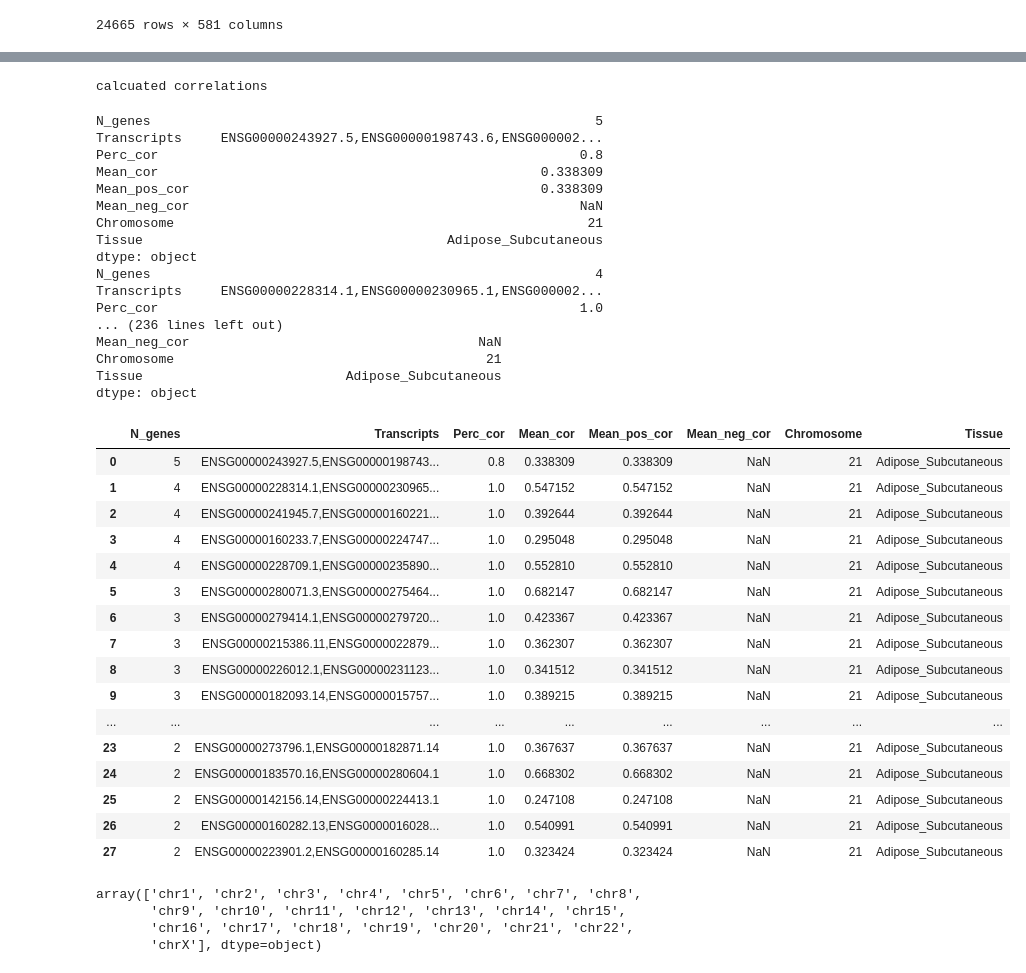
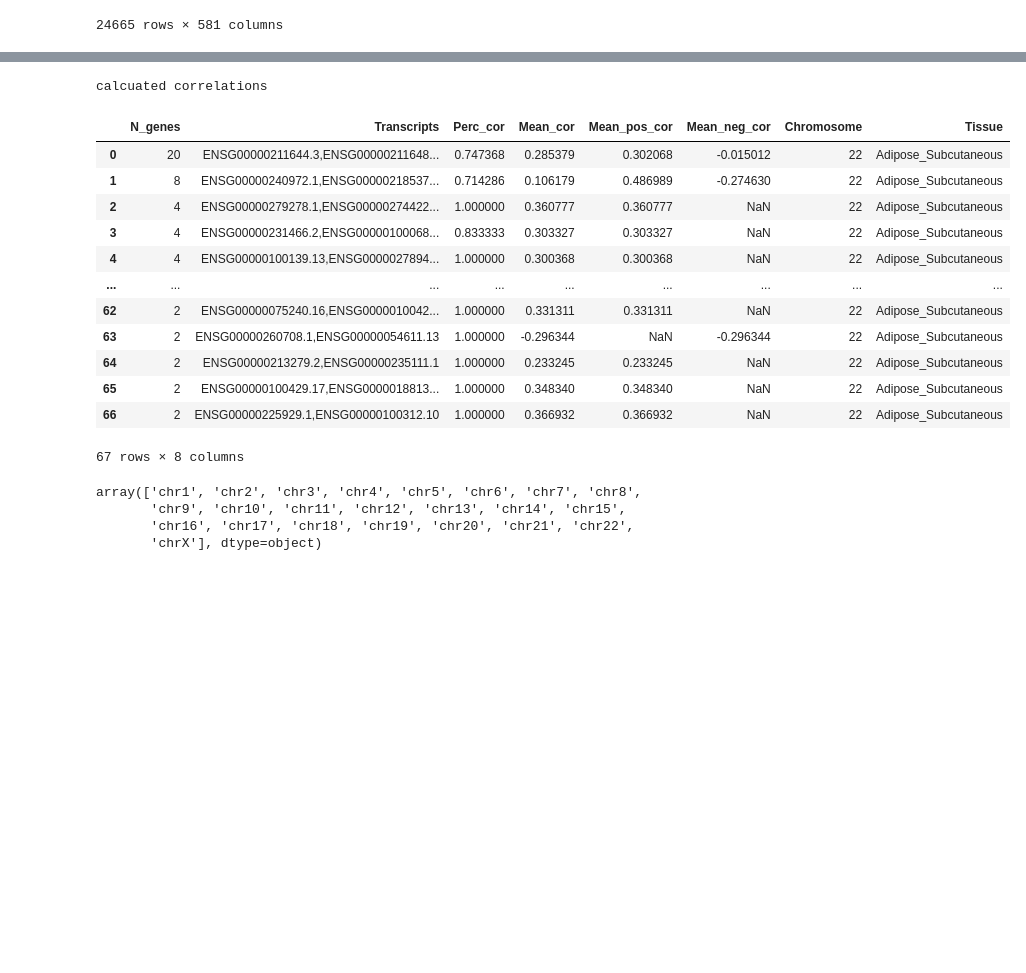
Before and after one commit to kal26/pcqtls, a Jupyter notebook: workflow/notebooks/draft_clusters_scripts.ipynb, the cells around one changed output, grey strips where cells are left out. Cells and saved outputs as stored; diff of their text form; code cells hidden in the pictures; blank space fills up the shorter version.

```diff
--- a/workflow/notebooks/draft_clusters_scripts.ipynb
+++ b/workflow/notebooks/draft_clusters_scripts.ipynb
@@ -157,11 +120,10 @@ NameError: name 'total_pairs' is not defined
 chr_id = 21
 max_cluster_size = 50
 
-def get_clusters_chr(chr_id, expression_df, residal_exp):
+def get_clusters_chr(chr_id, expression_df, residal_exp, total_pairs):
     # genes on this chr
     chr_gene_ids = expression_df[expression_df['#chr'] == f'chr{chr_id}']['gene_id']
     chr_residual_exp = residal_exp.loc[chr_gene_ids]
-    num_pairs_total = len(chr_gene_ids) * (len(chr_gene_ids)-1)
 
     # get correlation and pvalues
     chr_corr, chr_pvalue = get_corr_diag(chr_residual_exp.T, max_cluster_size)
@@ -195,7 +157,7 @@ def get_clusters_chr(chr_id, expression_df, residal_exp):
                 # only take top corner
                 cluster_pvalues = cluster_candidate_pvalues.values[np.triu_indices(cluster_size, k=1)]
                 # pvalues values in upper triangle less than 0.05/total number tests
-                number_corrs_above_cutoff = sum(cluster_pvalues<(0.05/num_pairs_total))
+                number_corrs_above_cutoff = sum(cluster_pvalues<(0.05/total_pairs))
             else:
                 raise ValueError
 
@@ -222,7 +184,6 @@ def get_clusters_chr(chr_id, expression_df, residal_exp):
                 cluster_output.append(cluster_series)
                 # recored transcript ids so they aren't included in another cluster
                 [transcript_blacklist.append(id) for id in cluster_transcripts]
-                print(cluster_series)
 
     # make one dataframe and write out
     return pd.DataFrame(cluster_output)
@@ -249,43 +210,22 @@ chr_corr
 | ENSG00000230982.1 | NaN | NaN | NaN | NaN | NaN | ... |
 294 rows × 294 columns
 # %%
-get_clusters_chr(21, expression_df, residal_exp)
+get_clusters_chr(22, expression_df, residal_exp, total_pairs)
 # %% [output]
 calcuated correlations
+|  | N_genes | Transcripts | Perc_cor | Mean_cor | Mean_pos_cor | Mean_neg_cor | Chromosome | Tissue |
+| 0 | 20 | ENSG00000211644.3,ENSG00000211648... | 0.747368 | 0.285379 | 0.302068 | -0.015012 | 22 | Adipose_Subcutaneous |
+| 1 | 8 | ENSG00000240972.1,ENSG00000218537... | 0.714286 | 0.106179 | 0.486989 | -0.274630 | 22 | Adipose_Subcutaneous |
+| 2 | 4 | ENSG00000279278.1,ENSG00000274422... | 1.000000 | 0.360777 | 0.360777 | NaN | 22 | Adipose_Subcutaneous |
+| 3 | 4 | ENSG00000231466.2,ENSG00000100068... | 0.833333 | 0.303327 | 0.303327 | NaN | 22 | Adipose_Subcutaneous |
+| 4 | 4 | ENSG00000100139.13,ENSG0000027894... | 1.000000 | 0.300368 | 0.300368 | NaN | 22 | Adipose_Subcutaneous |
+| ... | ... | ... | ... | ... | ... | ... | ... | ... |
+| 62 | 2 | ENSG00000075240.16,ENSG0000010042... | 1.000000 | 0.331311 | 0.331311 | NaN | 22 | Adipose_Subcutaneous |
+| 63 | 2 | ENSG00000260708.1,ENSG00000054611.13 | 1.000000 | -0.296344 | NaN | -0.296344 | 22 | Adipose_Subcutaneous |
+| 64 | 2 | ENSG00000213279.2,ENSG00000235111.1 | 1.000000 | 0.233245 | 0.233245 | NaN | 22 | Adipose_Subcutaneous |
+| 65 | 2 | ENSG00000100429.17,ENSG0000018813... | 1.000000 | 0.348340 | 0.348340 | NaN | 22 | Adipose_Subcutaneous |
+| 66 | 2 | ENSG00000225929.1,ENSG00000100312.10 | 1.000000 | 0.366932 | 0.366932 | NaN | 22 | Adipose_Subcutaneous |
-N_genes                                                         5
-Transcripts     ENSG00000243927.5,ENSG00000198743.6,ENSG000002...
-Perc_cor                                                      0.8
-Mean_cor                                                 0.338309
-Mean_pos_cor                                             0.338309
-Mean_neg_cor                                                  NaN
-Chromosome                                                     21
-Tissue                                       Adipose_Subcutaneous
-dtype: object
-N_genes                                                         4
-Transcripts     ENSG00000228314.1,ENSG00000230965.1,ENSG000002...
-Perc_cor                                                      1.0
-... (236 lines left out)
-Mean_neg_cor                                     NaN
-Chromosome                                        21
-Tissue                          Adipose_Subcutaneous
-dtype: object
+67 rows × 8 columns
-|  | N_genes | Transcripts | Perc_cor | Mean_cor | Mean_pos_cor | Mean_neg_cor | Chromosome | Tissue |
-| 0 | 5 | ENSG00000243927.5,ENSG00000198743... | 0.8 | 0.338309 | 0.338309 | NaN | 21 | Adipose_Subcutaneous |
-| 1 | 4 | ENSG00000228314.1,ENSG00000230965... | 1.0 | 0.547152 | 0.547152 | NaN | 21 | Adipose_Subcutaneous |
-| 2 | 4 | ENSG00000241945.7,ENSG00000160221... | 1.0 | 0.392644 | 0.392644 | NaN | 21 | Adipose_Subcutaneous |
-| 3 | 4 | ENSG00000160233.7,ENSG00000224747... | 1.0 | 0.295048 | 0.295048 | NaN | 21 | Adipose_Subcutaneous |
-| 4 | 4 | ENSG00000228709.1,ENSG00000235890... | 1.0 | 0.552810 | 0.552810 | NaN | 21 | Adipose_Subcutaneous |
-| 5 | 3 | ENSG00000280071.3,ENSG00000275464... | 1.0 | 0.682147 | 0.682147 | NaN | 21 | Adipose_Subcutaneous |
-| 6 | 3 | ENSG00000279414.1,ENSG00000279720... | 1.0 | 0.423367 | 0.423367 | NaN | 21 | Adipose_Subcutaneous |
-| 7 | 3 | ENSG00000215386.11,ENSG0000022879... | 1.0 | 0.362307 | 0.362307 | NaN | 21 | Adipose_Subcutaneous |
-| 8 | 3 | ENSG00000226012.1,ENSG00000231123... | 1.0 | 0.341512 | 0.341512 | NaN | 21 | Adipose_Subcutaneous |
-| 9 | 3 | ENSG00000182093.14,ENSG0000015757... | 1.0 | 0.389215 | 0.389215 | NaN | 21 | Adipose_Subcutaneous |
-| ... | ... | ... | ... | ... | ... | ... | ... | ... |
-| 23 | 2 | ENSG00000273796.1,ENSG00000182871.14 | 1.0 | 0.367637 | 0.367637 | NaN | 21 | Adipose_Subcutaneous |
-| 24 | 2 | ENSG00000183570.16,ENSG00000280604.1 | 1.0 | 0.668302 | 0.668302 | NaN | 21 | Adipose_Subcutaneous |
-| 25 | 2 | ENSG00000142156.14,ENSG00000224413.1 | 1.0 | 0.247108 | 0.247108 | NaN | 21 | Adipose_Subcutaneous |
-| 26 | 2 | ENSG00000160282.13,ENSG0000016028... | 1.0 | 0.540991 | 0.540991 | NaN | 21 | Adipose_Subcutaneous |
-| 27 | 2 | ENSG00000223901.2,ENSG00000160285.14 | 1.0 | 0.323424 | 0.323424 | NaN | 21 | Adipose_Subcutaneous |
 # %%
 expression_df['#chr'].unique()
 # %% [output]
```
Also changed, not shown: parts of 8 cells of this notebook, 2 other files.
